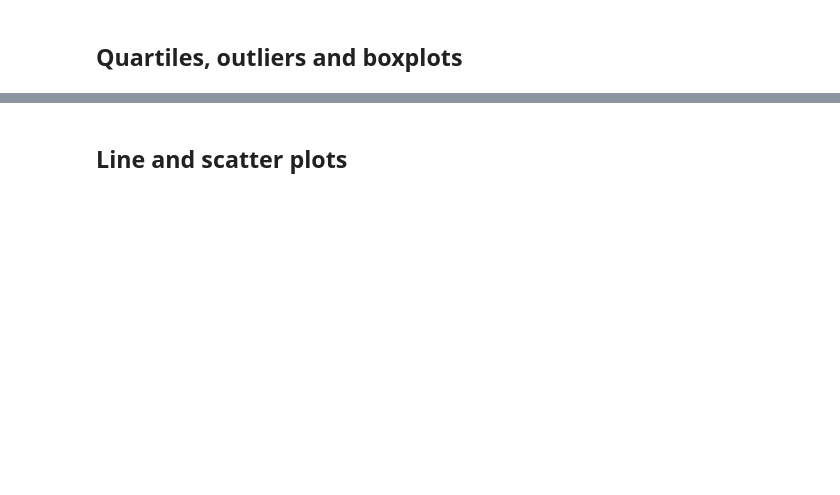
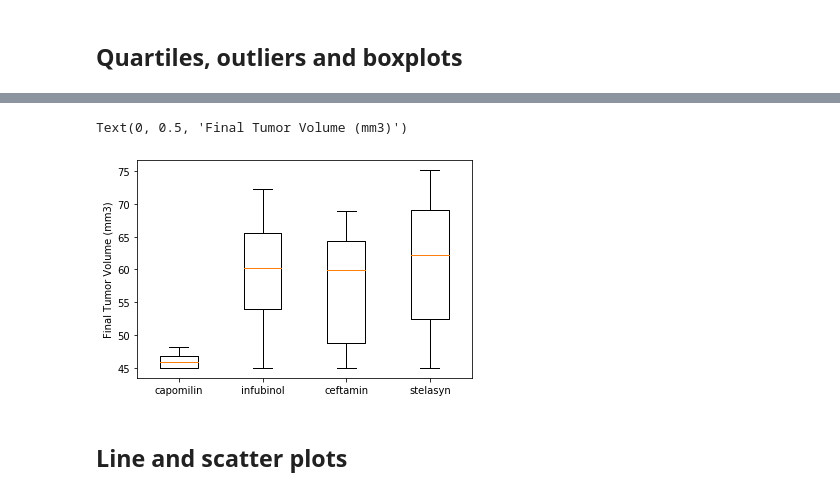
Before and after one commit to michaeltrias/matplotlib_hw, a Jupyter notebook: pymaceuticals2.ipynb, the cells around one changed output, grey strips where cells are left out. Cells and saved outputs as stored; diff of their text form; code cells hidden in the pictures; blank space fills up the shorter version.

```diff
--- a/pymaceuticals2.ipynb
+++ b/pymaceuticals2.ipynb
@@ -159,5 +245,11 @@ Text(0.0, 1.0, 'Sex')
 # %%
 # Generate a box plot of the final tumor volume of each mouse across four regimens of interest
+
+plt.boxplot([capomilin,infubinol,ceftamin,stelasyn], labels = ["capomilin", "infubinol","ceftamin","stelasyn"])
+plt.ylabel("Final Tumor Volume (mm3)")
+# %% [output]
+Text(0, 0.5, 'Final Tumor Volume (mm3)')
+[figure, added]
 # %% [markdown]
 ## Line and scatter plots
 # %%
```
Also changed, not shown: parts of 7 cells of this notebook.
